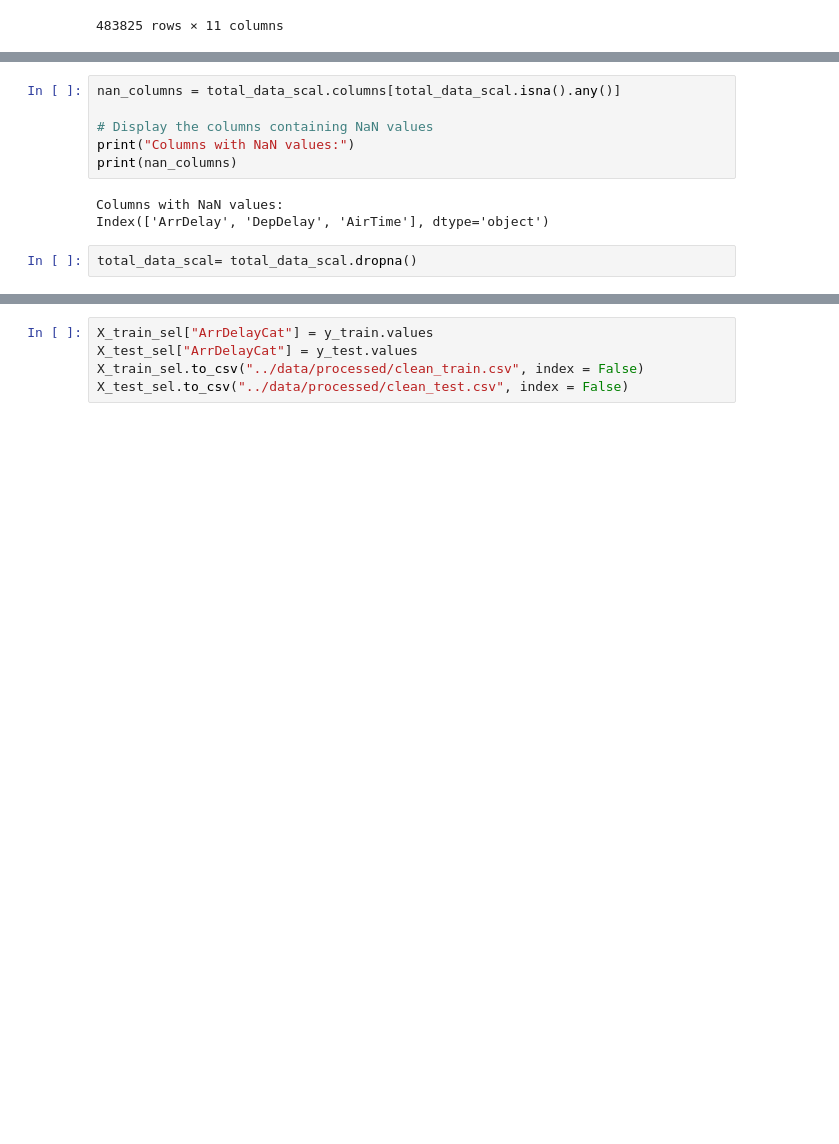
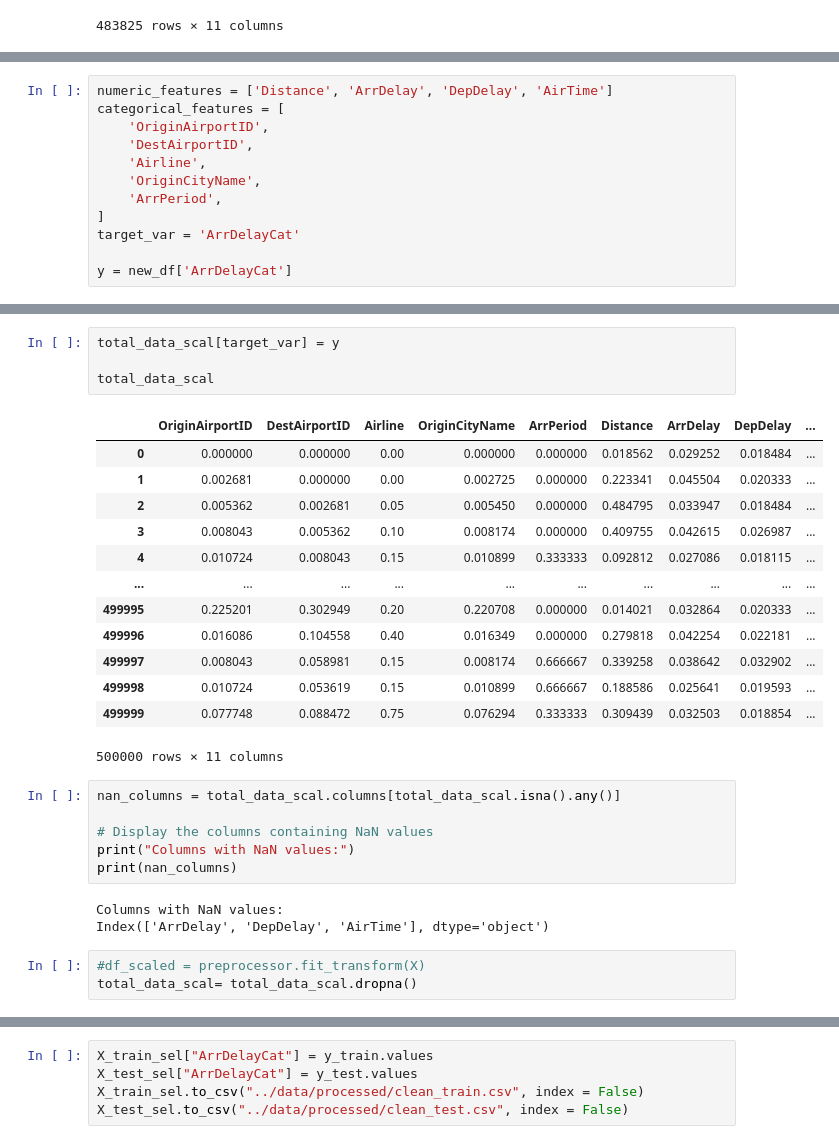
Before and after one commit to Diegomca98/final-project, a Jupyter notebook: src/project.ipynb, the cells around one changed output, grey strips where cells are left out. Drawn from its saved outputs; the diff is of its cells as text; blank space fills up the shorter version.

```diff
--- a/src/project.ipynb
+++ b/src/project.ipynb
@@ -960,3 +979,15 @@ Selected_variables = ["OriginAirportID", "DestAirportID", "Airline", "OriginCity
+# %%
+numeric_features = ['Distance', 'ArrDelay', 'DepDelay', 'AirTime']
+categorical_features = [
+    'OriginAirportID',
+    'DestAirportID',
+    'Airline',
+    'OriginCityName',
+    'ArrPeriod',
+]
+target_var = 'ArrDelayCat'
+
+y = new_df['ArrDelayCat']
 # %%
 scaler = MinMaxScaler()
 scal_features = scaler.fit_transform(new_df[Selected_variables])
@@ -972,3 +1003,21 @@ total_data_scal.head()
+# %%
+total_data_scal[target_var] = y
+
+total_data_scal
+# %% [output]
+|  | OriginAirportID | DestAirportID | Airline | OriginCityName | ArrPeriod | Distance | ArrDelay | DepDelay | ... |
+| 0 | 0.000000 | 0.000000 | 0.00 | 0.000000 | 0.000000 | 0.018562 | 0.029252 | 0.018484 | ... |
+| 1 | 0.002681 | 0.000000 | 0.00 | 0.002725 | 0.000000 | 0.223341 | 0.045504 | 0.020333 | ... |
+| 2 | 0.005362 | 0.002681 | 0.05 | 0.005450 | 0.000000 | 0.484795 | 0.033947 | 0.018484 | ... |
+| 3 | 0.008043 | 0.005362 | 0.10 | 0.008174 | 0.000000 | 0.409755 | 0.042615 | 0.026987 | ... |
+| 4 | 0.010724 | 0.008043 | 0.15 | 0.010899 | 0.333333 | 0.092812 | 0.027086 | 0.018115 | ... |
+| ... | ... | ... | ... | ... | ... | ... | ... | ... | ... |
+| 499995 | 0.225201 | 0.302949 | 0.20 | 0.220708 | 0.000000 | 0.014021 | 0.032864 | 0.020333 | ... |
+| 499996 | 0.016086 | 0.104558 | 0.40 | 0.016349 | 0.000000 | 0.279818 | 0.042254 | 0.022181 | ... |
+| 499997 | 0.008043 | 0.058981 | 0.15 | 0.008174 | 0.666667 | 0.339258 | 0.038642 | 0.032902 | ... |
+| 499998 | 0.010724 | 0.053619 | 0.15 | 0.010899 | 0.666667 | 0.188586 | 0.025641 | 0.019593 | ... |
+| 499999 | 0.077748 | 0.088472 | 0.75 | 0.076294 | 0.333333 | 0.309439 | 0.032503 | 0.018854 | ... |
+500000 rows × 11 columns
 # %%
 nan_columns = total_data_scal.columns[total_data_scal.isna().any()]
 
@@ -978,5 +1027,6 @@ print(nan_columns)
 # %% [output]
 Columns with NaN values:
 Index(['ArrDelay', 'DepDelay', 'AirTime'], dtype='object')
-# %%
-total_data_scal= total_data_scal.dropna()
+# %%
+#df_scaled = preprocessor.fit_transform(X)
+total_data_scal= total_data_scal.dropna()
```
Also changed, not shown: parts of 15 cells of this notebook.
